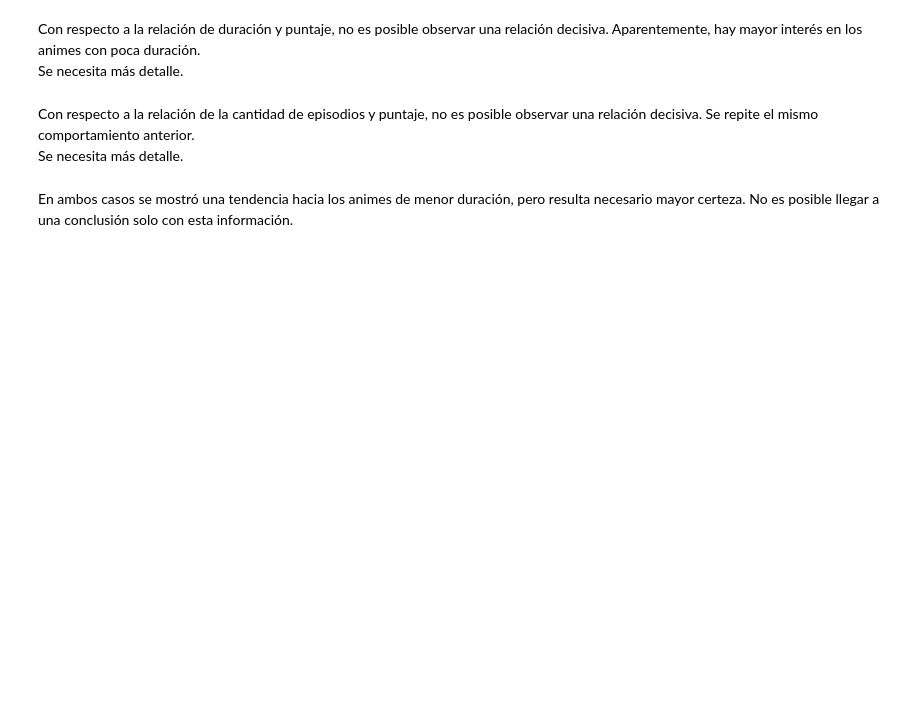
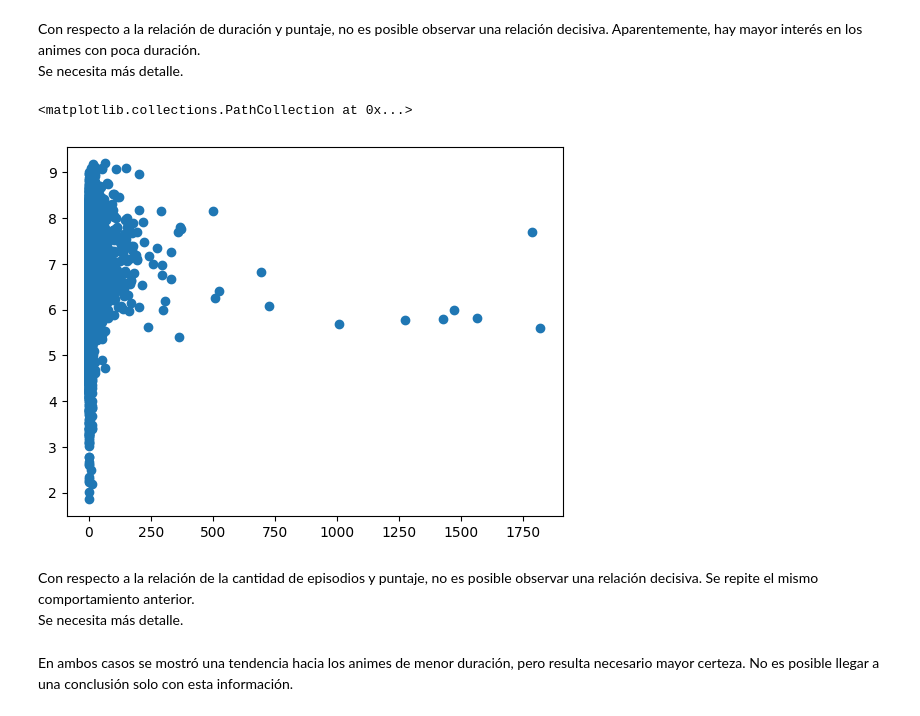
Before and after one commit to Asheyerth/DataScience_bootcamp2024BIT, a Jupyter notebook: Actividad_3_4/Estructurando proyecto DS.ipynb, the cells around one changed output. Drawn from its saved outputs; the diff is of its cells as text; code cells hidden in the pictures; blank space fills up the shorter version.

```diff
--- a/Actividad_3_4/Estructurando proyecto DS.ipynb
+++ b/Actividad_3_4/Estructurando proyecto DS.ipynb
@@ -336,6 +341,11 @@ fig.show()
 # %% [markdown]
 Con respecto a la relación de duración y puntaje, no es posible observar una relación decisiva. Aparentemente, hay mayor interés en los animes con poca duración.
 Se necesita más detalle.
+# %%
+plt.scatter(dataEpisodes['Episodes'], dataEpisodes['Score'])
+# %% [output]
+<matplotlib.collections.PathCollection at 0x...>
+[figure, added]
 # %%
 # Creamos la figura y añadimos un trazado de dispersión.
 fig = go.Figure()
```
Also changed, not shown: parts of 9 cells of this notebook.
